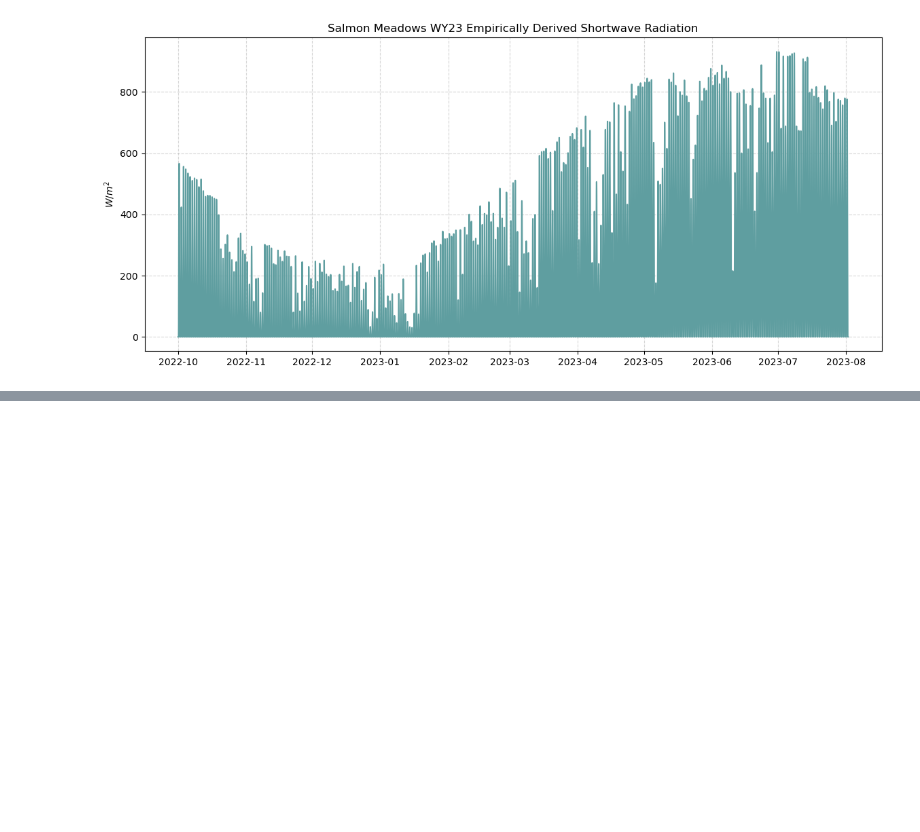
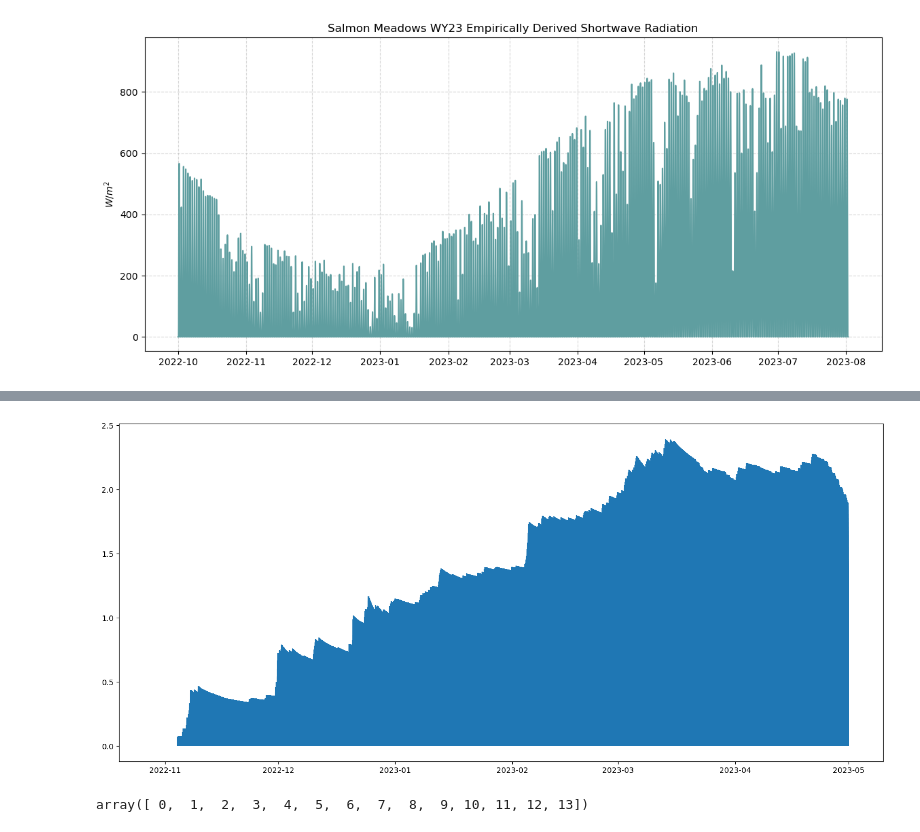
Before and after one commit to clinton-alden/summa, a Jupyter notebook: analysis/harts_analysis.ipynb, the cells around one changed output, grey strips where cells are left out. Saved outputs shown, nothing was run; the diff lists cells and outputs as text; code cells hidden in the pictures; blank space fills up the shorter version.

```diff
--- a/analysis/harts_analysis.ipynb
+++ b/analysis/harts_analysis.ipynb
@@ -134,0 +326,13 @@ ax.grid(ls='--', alpha=0.5)
+# %%
+fig, ax = plt.subplots(figsize=(18,8))
+for l in hi_depth.ifcToto.values[:-1]:
+    y = hi_depth[l]
+    y[np.isnan(y)] = 0
+    if (y != 0).any():
+        ax.vlines(time, ymin=0, ymax=-y)
+# %% [output]
+[figure, added]
+# %%
+hi_depth.ifcToto.values[:-1]
+# %% [output]
+array([ 0,  1,  2,  3,  4,  5,  6,  7,  8,  9, 10, 11, 12, 13])
```
Also changed, not shown: parts of 12 cells of this notebook, 1 other file.
